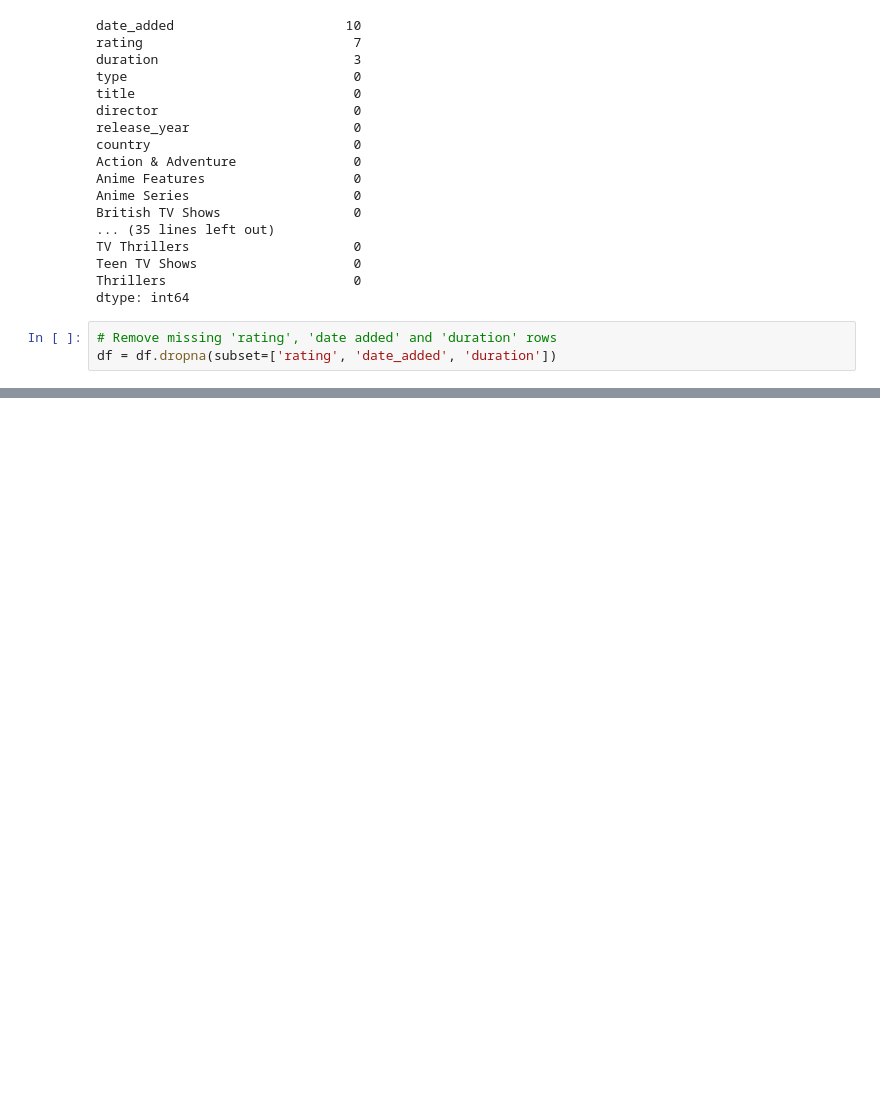
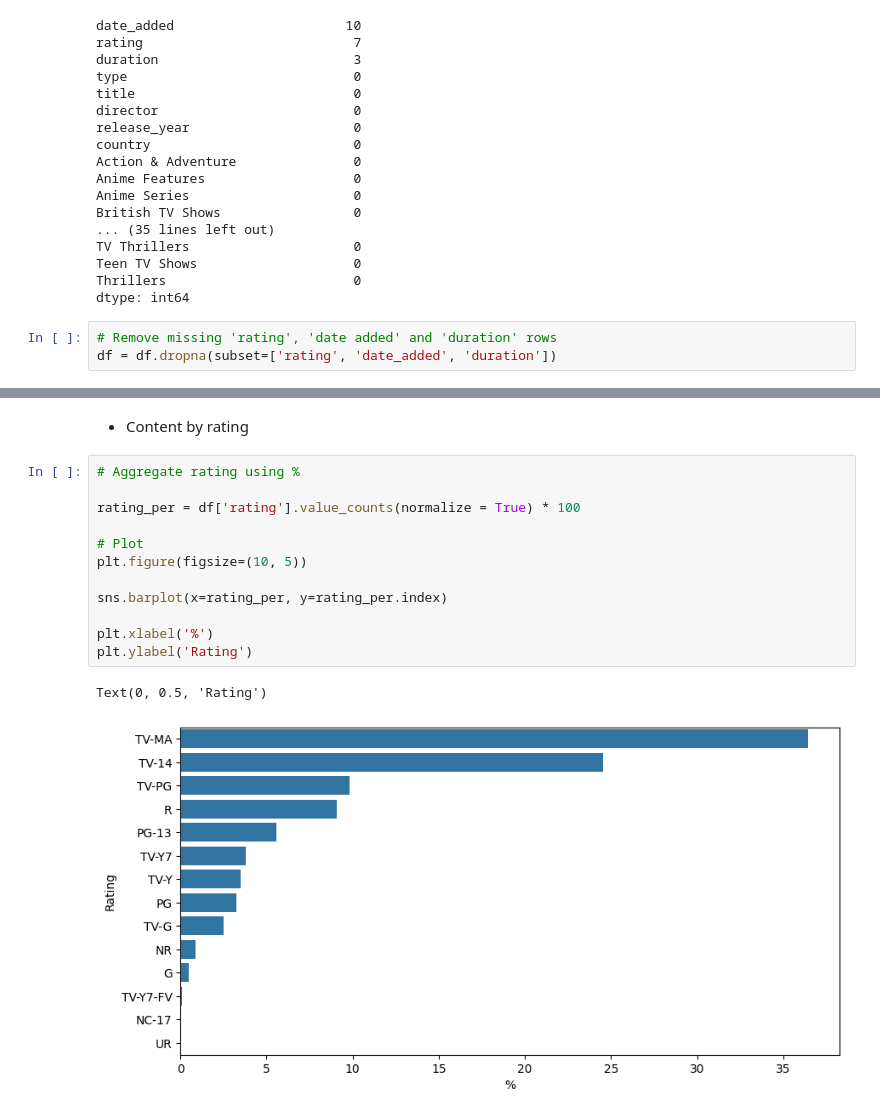
Before and after one commit to Sushrut2007/Streamlit-Basic-Projects, a Jupyter notebook: netflix_dashboard/netflix.ipynb, the cells around one changed output, grey strips where cells are left out. Saved outputs shown, nothing was run; the diff lists cells and outputs as text; blank space fills up the shorter version.

```diff
--- a/netflix_dashboard/netflix.ipynb
+++ b/netflix_dashboard/netflix.ipynb
@@ -225,0 +278,17 @@ df.head()
+# %% [markdown]
+- Content by rating
+# %%
+# Aggregate rating using %
+
+rating_per = df['rating'].value_counts(normalize = True) * 100
+
+# Plot
+plt.figure(figsize=(10, 5))
+
+sns.barplot(x=rating_per, y=rating_per.index)
+
+plt.xlabel('%')
+plt.ylabel('Rating')
+# %% [output]
+Text(0, 0.5, 'Rating')
+[figure, added]
```
Also changed, not shown: parts of 17 cells of this notebook, 2 other files.
